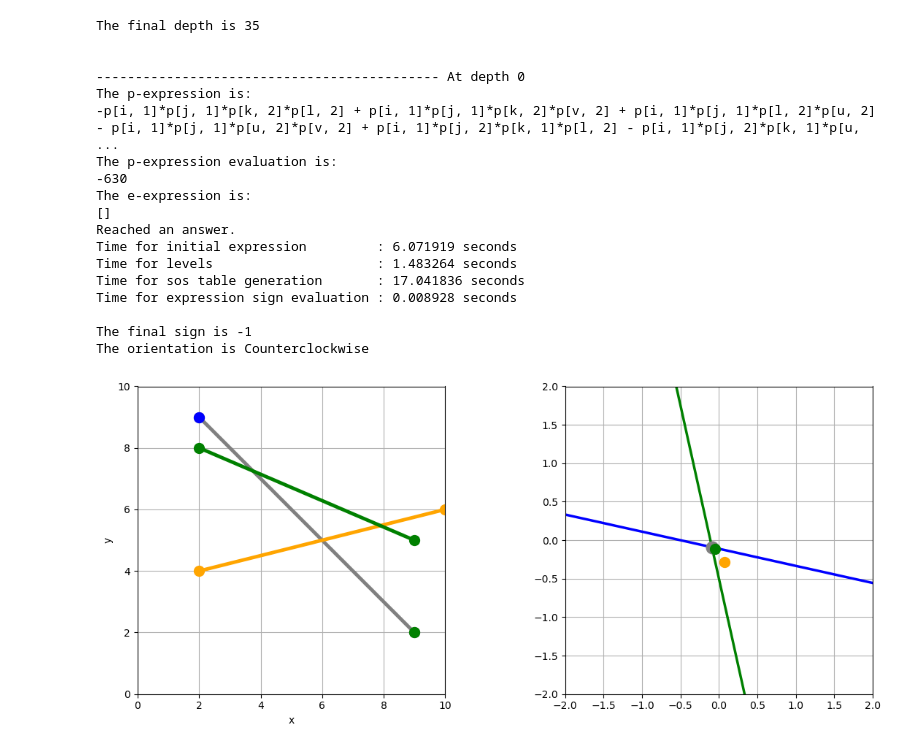
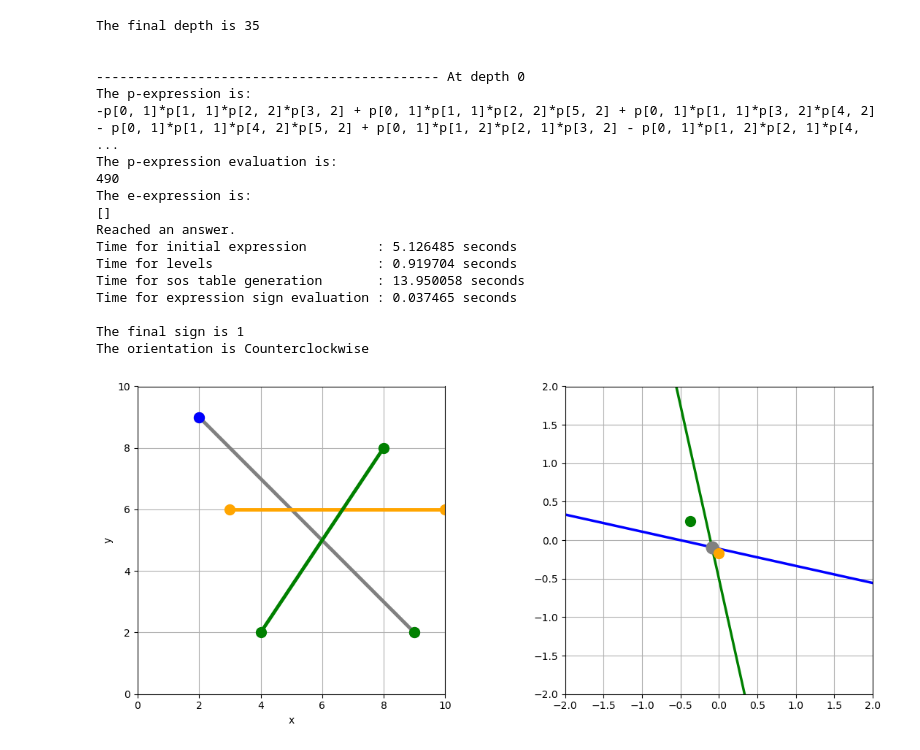
Before and after one commit to peter-hristov/sos-generator, a Jupyter notebook: Untitled1.ipynb, the cells around one changed output. Cells and saved outputs as stored; diff of their text form; code cells hidden in the pictures.

```diff
--- a/Untitled1.ipynb
+++ b/Untitled1.ipynb
@@ -248,45 +283,45 @@ sosEnd = time.time()
 # %%
-
 # Blue
 pl = (2, 9)
 pi = (9, 2)
 
 # Orange
-pv = (2, 4)
+pv = (3, 6)
 pj = (10, 6)
 
 # Green
-pu = (2, 8)
-pk = (9, 5)
+pu = (4, 2)
+pk = (8, 8)
 
 start = time.time()
-expressionSign = methods.evaluateExpresisonSign(pExpressions, eExpressions, allTerms, p, e, variables, pl, pi, pv, pj, pu, pk)
+expressionSign = methods.evaluateExpresisonSign(pExpressions, eExpressions, allTerms, p, e, variables, indexSubstitution, pl, pi, pv, pj, pu, pk)
 end = time.time()
 
 print(f"Time for initial expression         : {initialExpressionEnd - initialExpressionStart:.6f} seconds")
 print(f"Time for levels                     : {levelsEnd - levelsStart:.6f} seconds")
 print(f"Time for sos table generation       : {sosEnd - sosStart:.6f} seconds")
 print(f"Time for expression sign evaluation : {end - start:.6f} seconds")
 print(f"\nThe final sign is {expressionSign}")
 
+
 plot_lines(pl, pi, pv, pj, pu, pk)
 # %% [output]
 The final depth is 35
 
 
 -------------------------------------------- At depth 0
 The p-expression is:
--p[i, 1]*p[j, 1]*p[k, 2]*p[l, 2] + p[i, 1]*p[j, 1]*p[k, 2]*p[v, 2] + p[i, 1]*p[j, 1]*p[l, 2]*p[u, 2] - p[i, 1]*p[j, 1]*p[u, 2]*p[v, 2] + p[i, 1]*p[j, 2]*p[k, 1]*p[l, 2] - p[i, 1]*p[j, 2]*p[k, 1]*p[u,  ...
+-p[0, 1]*p[1, 1]*p[2, 2]*p[3, 2] + p[0, 1]*p[1, 1]*p[2, 2]*p[5, 2] + p[0, 1]*p[1, 1]*p[3, 2]*p[4, 2] - p[0, 1]*p[1, 1]*p[4, 2]*p[5, 2] + p[0, 1]*p[1, 2]*p[2, 1]*p[3, 2] - p[0, 1]*p[1, 2]*p[2, 1]*p[4,  ...
 The p-expression evaluation is:
--630
+490
 The e-expression is:
 []
 Reached an answer.
-Time for initial expression         : 6.071919 seconds
-Time for levels                     : 1.483264 seconds
-Time for sos table generation       : 17.041836 seconds
-Time for expression sign evaluation : 0.008928 seconds
+Time for initial expression         : 5.126485 seconds
+Time for levels                     : 0.919704 seconds
+Time for sos table generation       : 13.950058 seconds
+Time for expression sign evaluation : 0.037465 seconds
 
-The final sign is -1
+The final sign is 1
 The orientation is Counterclockwise
-[figure, old version]
+[figure, new version]
```
Also changed, not shown: parts of 2 cells of this notebook.
